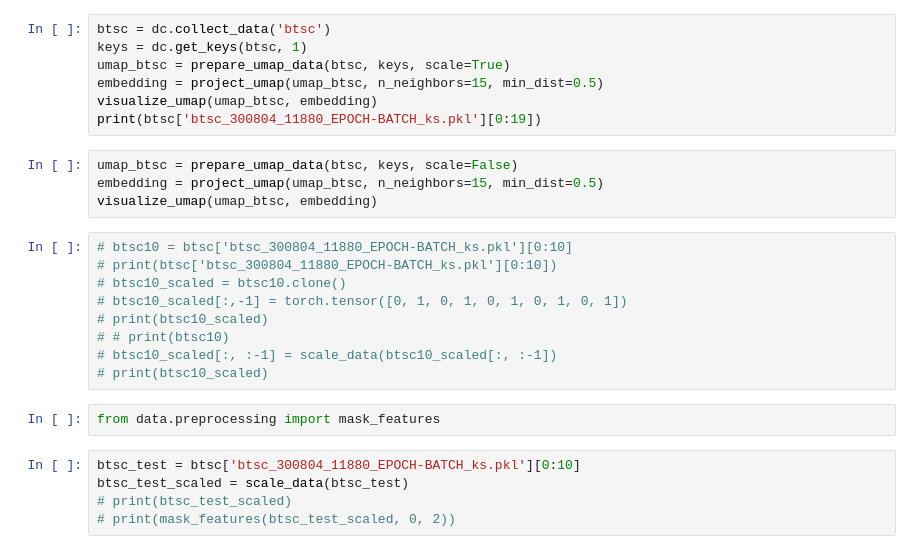
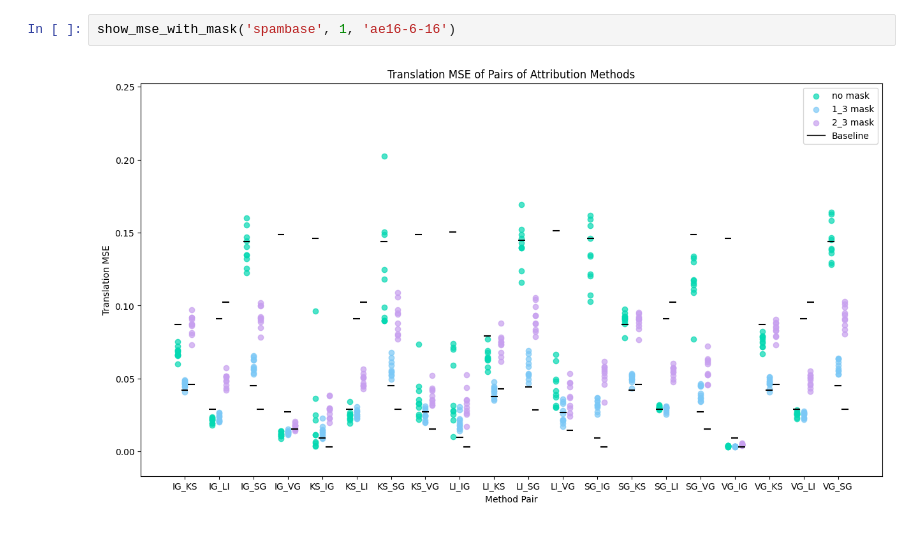
Before and after one commit to ekunigk/BA_Disagreement_Problem, a Jupyter notebook: tests.ipynb, the cells around one changed output. Cells and saved outputs as stored; diff of their text form.

Commit message:
umaps + small changes

```diff
--- a/tests.ipynb
+++ b/tests.ipynb
@@ -422,27 +9,4 @@ visualize_umap(umap_spf, embedding)
-# %%
-btsc = dc.collect_data('btsc')
-keys = dc.get_keys(btsc, 1)
-umap_btsc = prepare_umap_data(btsc, keys, scale=True)
-embedding = project_umap(umap_btsc, n_neighbors=15, min_dist=0.5)
-visualize_umap(umap_btsc, embedding)
-print(btsc['btsc_300804_11880_EPOCH-BATCH_ks.pkl'][0:19])
-# %%
-umap_btsc = prepare_umap_data(btsc, keys, scale=False)
-embedding = project_umap(umap_btsc, n_neighbors=15, min_dist=0.5)
-visualize_umap(umap_btsc, embedding)
-# %%
-# btsc10 = btsc['btsc_300804_11880_EPOCH-BATCH_ks.pkl'][0:10]
-# print(btsc['btsc_300804_11880_EPOCH-BATCH_ks.pkl'][0:10])
-# btsc10_scaled = btsc10.clone()
-# btsc10_scaled[:,-1] = torch.tensor([0, 1, 0, 1, 0, 1, 0, 1, 0, 1])
-# print(btsc10_scaled)
-# # print(btsc10)
-# btsc10_scaled[:, :-1] = scale_data(btsc10_scaled[:, :-1])
-# print(btsc10_scaled)
-# %%
-from data.preprocessing import mask_features
-# %%
-btsc_test = btsc['btsc_300804_11880_EPOCH-BATCH_ks.pkl'][0:10]
-btsc_test_scaled = scale_data(btsc_test)
-# print(btsc_test_scaled)
-# print(mask_features(btsc_test_scaled, 0, 2))
+# %%
+show_mse_with_mask('spambase', 1, 'ae16-6-16')
+# %% [output]
+[figure, added]
```
Also changed, not shown: parts of 80 cells of this notebook, 13 other files.
